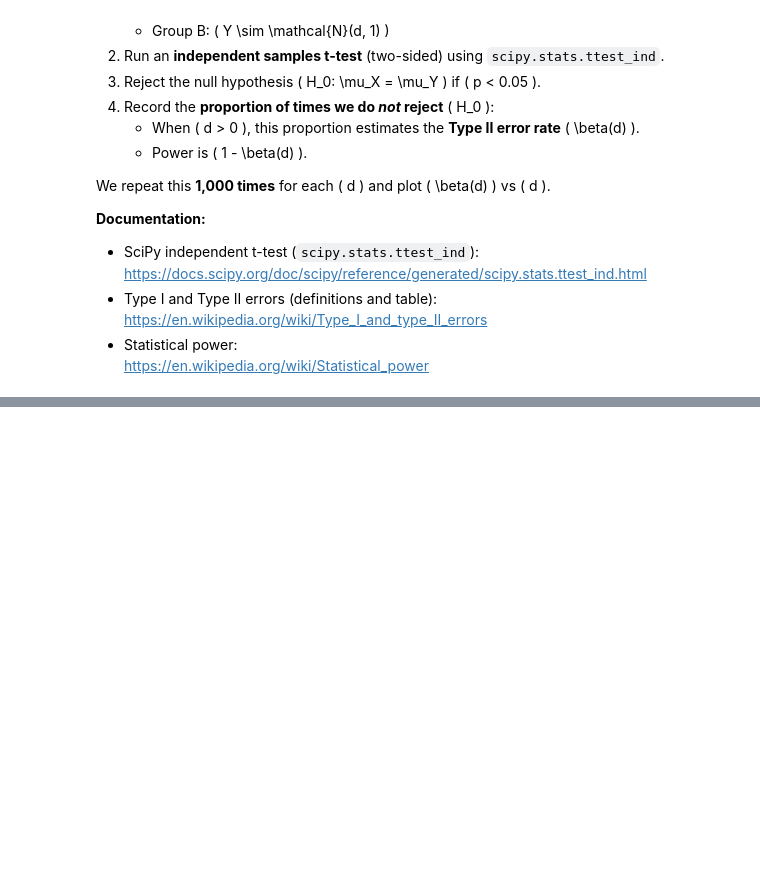
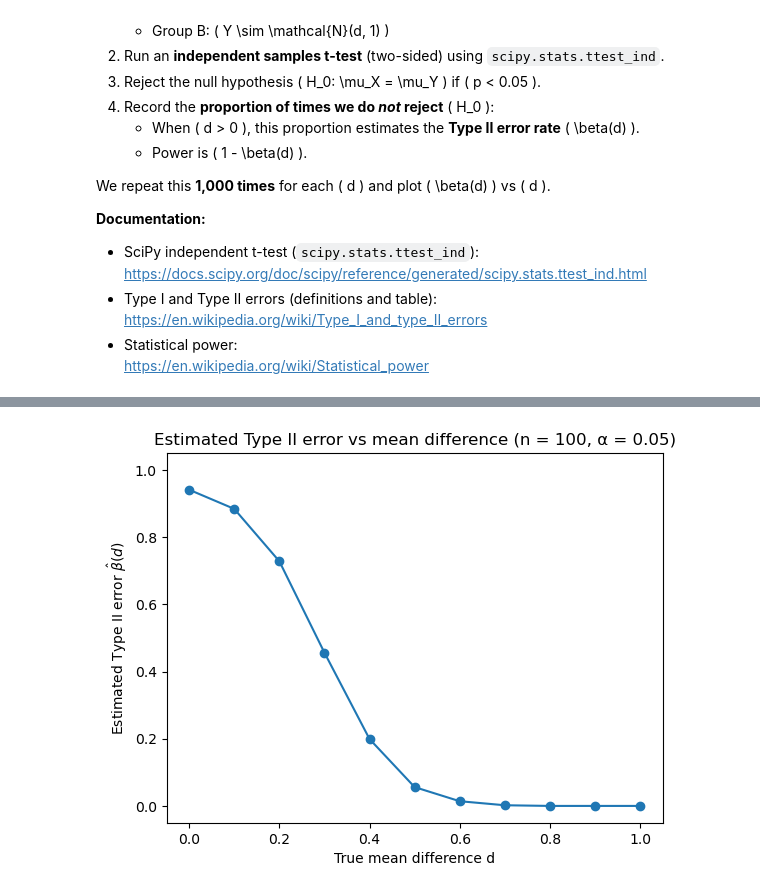
Before and after one commit to hugcamrom/applied-statistics, a Jupyter notebook: problems.ipynb, the cells around one changed output, grey strips where cells are left out. Saved outputs shown, nothing was run; the diff lists cells and outputs as text; code cells hidden in the pictures; blank space fills up the shorter version.

Commit message:
code,results and plot

```diff
--- a/problems.ipynb
+++ b/problems.ipynb
@@ -408,0 +391,99 @@ SEED = 42
+# %%
+# --- Problem 3: t-Tests & Type II error (β) -----------------------------------
+# We estimate the probability that a standard two-sample t-test FAILS to reject
+# the null hypothesis, even though there is a true difference in means.
+#
+# For each d in {0, 0.1, ..., 1.0}:
+#   - X ~ N(0, 1), Y ~ N(d, 1), n = 100 per group
+#   - t-test with alpha = 0.05 (two-sided)
+#   - Record proportion of p-values >= 0.05  → estimate of β(d)
+
+import numpy as np
+import pandas as pd
+import matplotlib.pyplot as plt
+from scipy import stats
+
+SEED = 42
+rng = np.random.default_rng(SEED)
+
+def simulate_type2_for_d(
+    d: float,
+    n: int = 100,
+    n_reps: int = 1_000,
+    alpha: float = 0.05,
+    seed: int | None = None
+) -> float:
+    """
+    Estimate Type II error rate β(d) for an independent samples t-test.
+
+    Parameters
+    ----------
+    d : float
+        True difference in means (group B has mean d, group A has mean 0).
+    n : int
+        Sample size per group.
+    n_reps : int
+        Number of simulated experiments to run.
+    alpha : float
+        Significance level for the test (default 0.05).
+    seed : int or None
+        Random seed for reproducibility.
+
+    Returns
+    -------
+    beta_hat : float
+        Estimated probability of NOT rejecting H0 (i.e. p >= alpha).
+        For d > 0 this approximates the Type II error rate β(d).
+    """
+    rng = np.random.default_rng(seed)
+    not_rejected = 0
+
+    for _ in range(n_reps):
+        # Group A from N(0, 1)
+        x = rng.normal(loc=0.0, scale=1.0, size=n)
+
+        # Group B from N(d, 1)
+        y = rng.normal(loc=d, scale=1.0, size=n)
+
+        # Two-sample independent t-test (assume equal variances is default)
+        # SciPy docs: https://docs.scipy.org/doc/scipy/reference/generated/scipy.stats.ttest_ind.html
+        t_stat, p_value = stats.ttest_ind(x, y, equal_var=True)
+
+        # Type II error occurs when we FAIL to reject H0 even though it is false
+        if p_value >= alpha:
+            not_rejected += 1
+
+    # Proportion of non-rejections
+    beta_hat = not_rejected / n_reps
+    return beta_hat
+
+# Grid of mean differences d
+d_values = [0.1 * i for i in range(0, 11)]  # [0.0, 0.1, ..., 1.0]
+
+results = []
+for i, d in enumerate(d_values):
+    # Offset the seed slightly for each d to avoid reusing exactly the same streams
+    beta_hat = simulate_type2_for_d(
+        d=d,
+        n=100,
+        n_reps=1_000,
+        alpha=0.05,
+        seed=SEED + i
+    )
+    results.append({"d": d, "beta_hat": beta_hat, "power_hat": 1 - beta_hat})
+
+results_df = pd.DataFrame(results)
+
+display(results_df.style.format({"beta_hat": "{:.3f}", "power_hat": "{:.3f}"}))
+
+# --- Plot β(d) vs d -----------------------------------------------------------
+
+fig, ax = plt.subplots()
+
+ax.plot(results_df["d"], results_df["beta_hat"], marker="o")
+ax.set_xlabel("True mean difference d")
+ax.set_ylabel(r"Estimated Type II error $\hat{\beta}(d)$")
+ax.set_title("Estimated Type II error vs mean difference (n = 100, α = 0.05)")
+ax.set_ylim(-0.05, 1.05)
+plt.show()
+# %% [output]
@@ -408,0 +502 @@ SEED = 42
+[figure, added]
```
Also changed, not shown: parts of 3 cells of this notebook.
